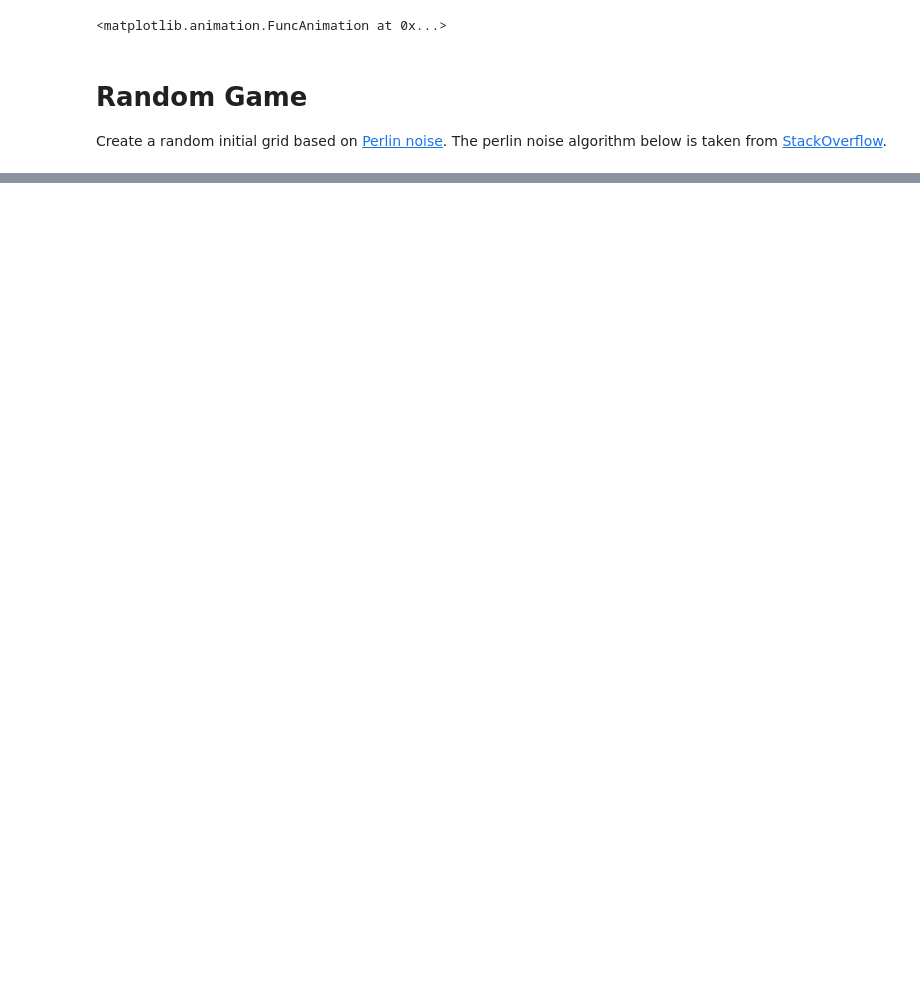
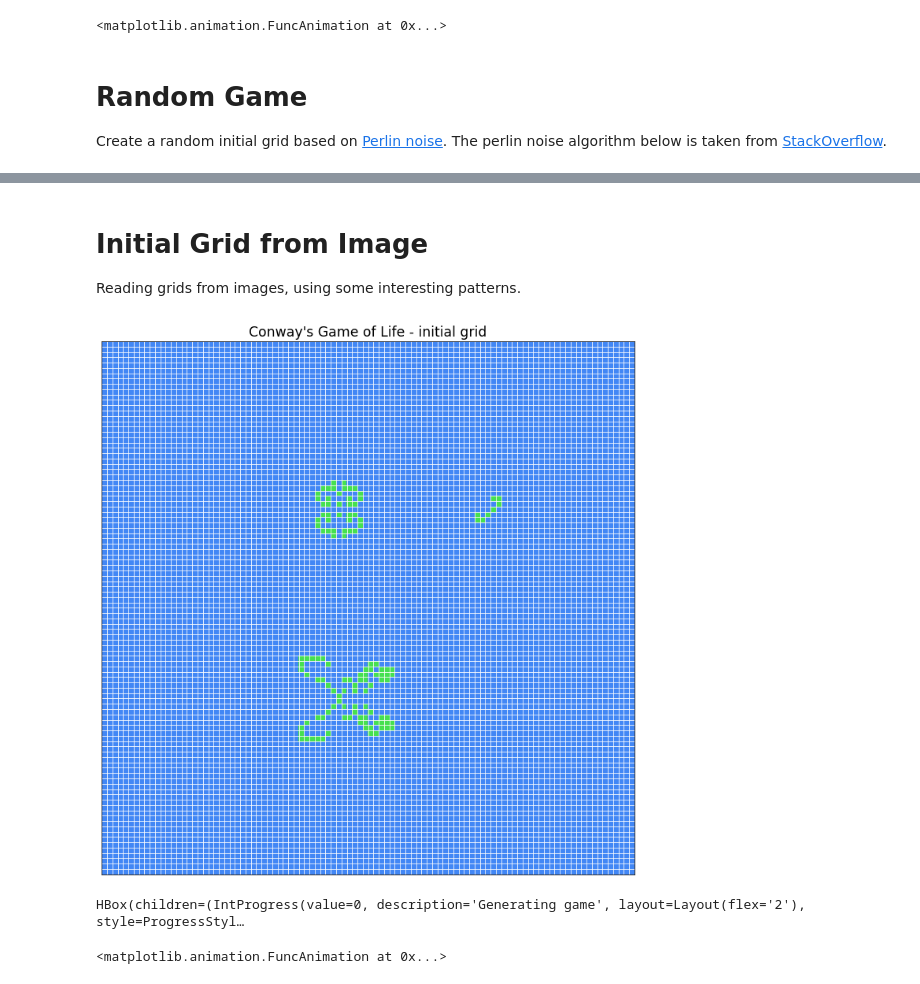
Before and after one commit to matthewb96/modelling_techniques, a Jupyter notebook: src/conways_game_of_life.ipynb, the cells around one changed output, grey strips where cells are left out. Drawn from its saved outputs; the diff is of its cells as text; code cells hidden in the pictures; blank space fills up the shorter version.

```diff
--- a/src/conways_game_of_life.ipynb
+++ b/src/conways_game_of_life.ipynb
@@ -207,0 +220,20 @@ plt.show()
+# %% [markdown]
+# Initial Grid from Image
+Reading grids from images, using some interesting patterns.
+# %%
+img_path = Path("../images/conway_interesting_patterns.png")
+
+with Image.open(img_path) as im:
+    image = im.convert("1")
+initial_grid = (~np.array(image)).astype(int)
+
+image_game = ConwaysGame(initial_grid, 100)
+plot_image = PlotConway(image_game)
+plt.show()
+# %% [output]
+[figure, added]
+# %%
+display(plot_image.animate())
+# %% [output]
+HBox(children=(IntProgress(value=0, description='Generating game', layout=Layout(flex='2'), style=ProgressStyl…
+<matplotlib.animation.FuncAnimation at 0x...>
```
Also changed, not shown: parts of 8 cells of this notebook, 1 other file.
